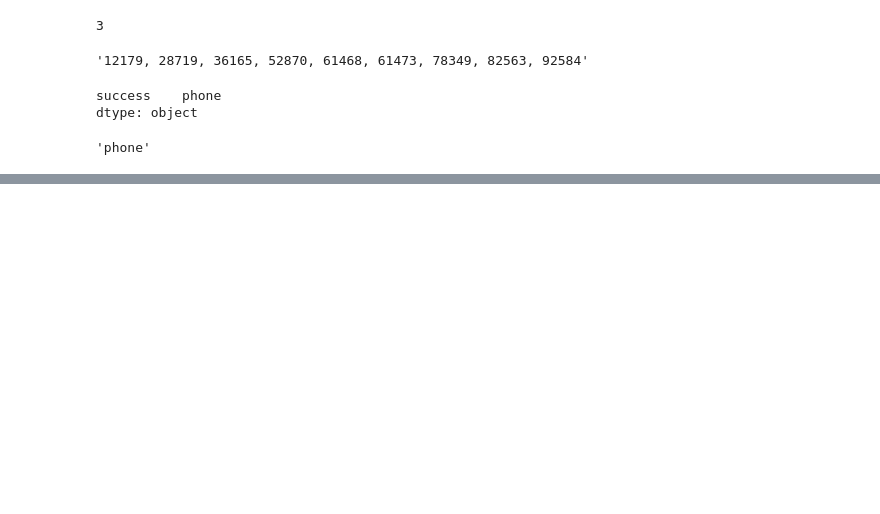
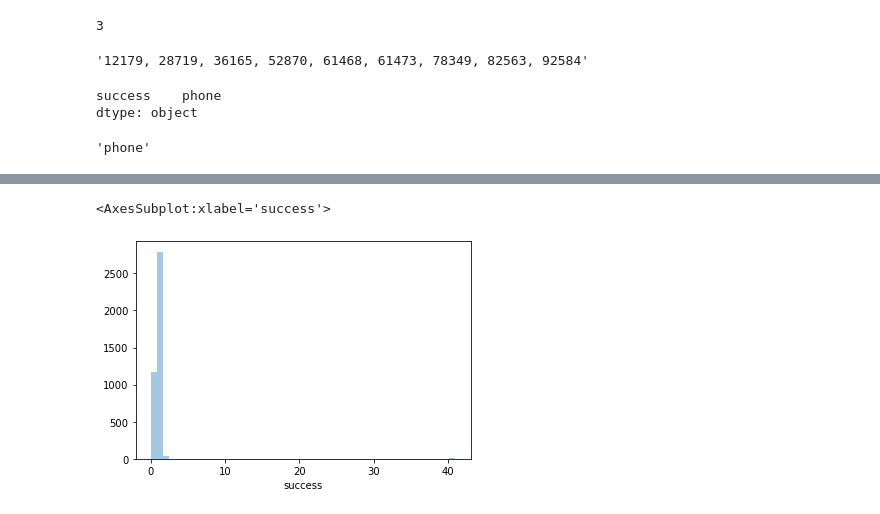
Before and after one commit to vavilovnv/Data-analysis, a Jupyter notebook: Demo KarpovCourses Data Analyst/Lesson3_petproject.ipynb, the cells around one changed output, grey strips where cells are left out. Drawn from its saved outputs; the diff is of its cells as text; code cells hidden in the pictures; blank space fills up the shorter version.

```diff
--- a/Demo KarpovCourses Data Analyst/Lesson3_petproject.ipynb
+++ b/Demo KarpovCourses Data Analyst/Lesson3_petproject.ipynb
@@ -45,0 +59,10 @@ dtype: object
+# %%
+# Постройте график распределения числа успешных операций:
+# x – число успешных операций
+# y – число клиентов, совершивших столько успешных операций
+
+df = logs.groupby('client').agg({'success': 'sum'})
+sns.distplot(df.success, kde = False)
+# %% [output]
+<AxesSubplot:xlabel='success'>
+[figure, added]
```
Also changed, not shown: parts of 4 cells of this notebook.
